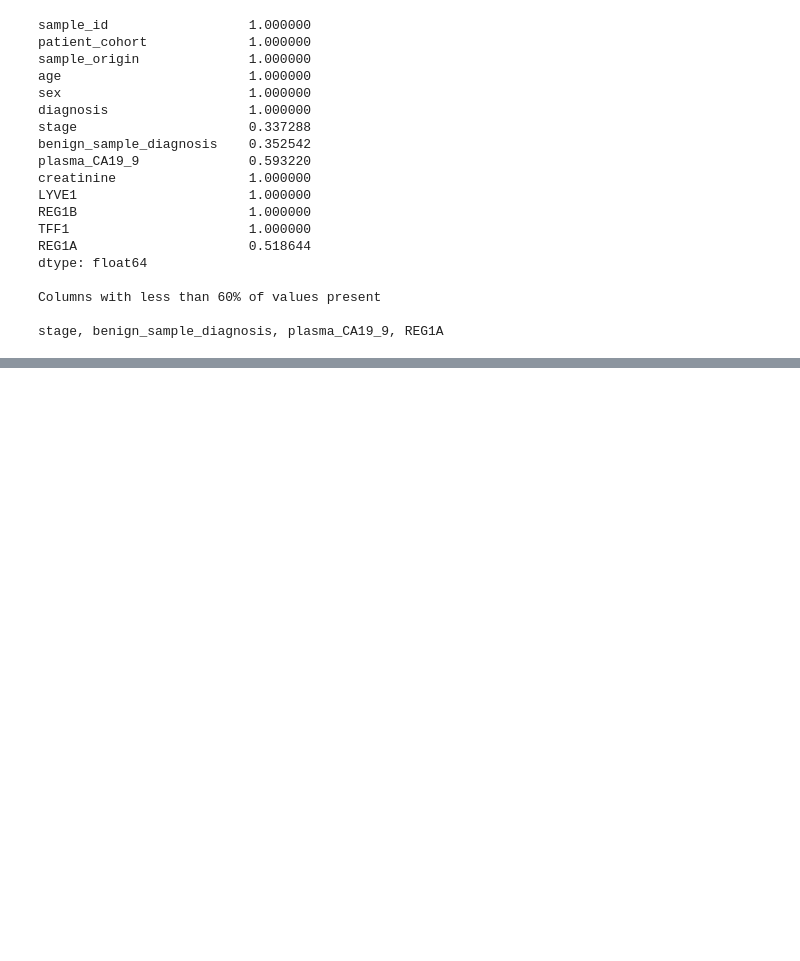
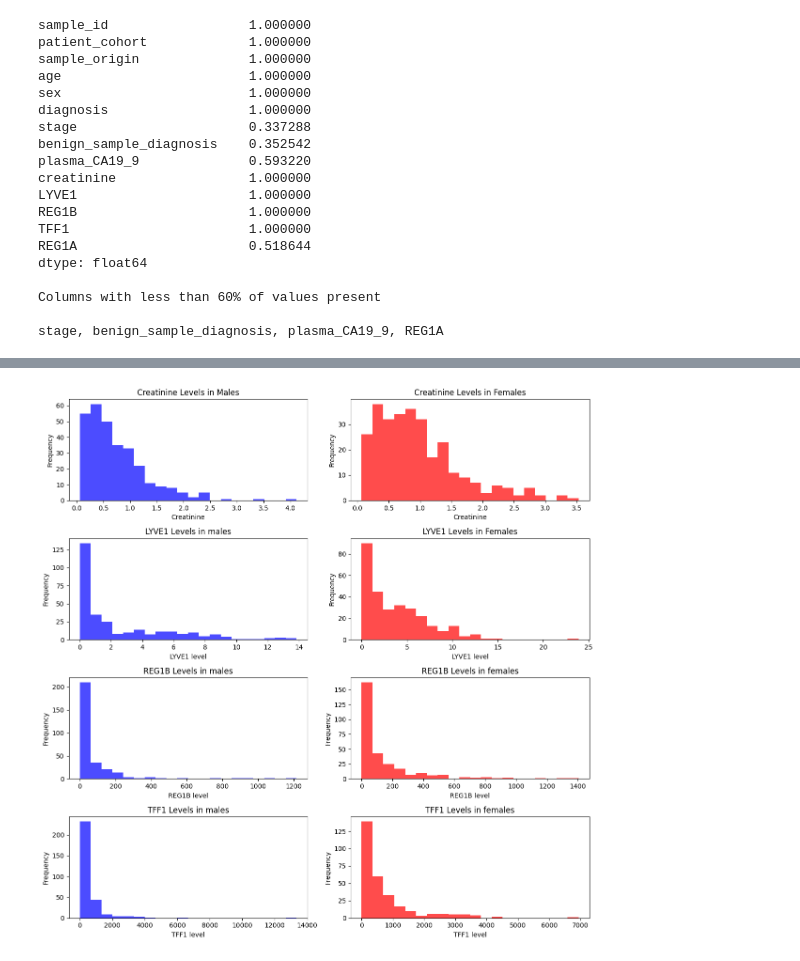
Before and after one commit to hydrol0x/pancreatic-cancer-marker, a Jupyter notebook: scripts/data.ipynb, the cells around one changed output, grey strips where cells are left out. Cells and saved outputs as stored; diff of their text form; code cells hidden in the pictures; blank space fills up the shorter version.

Commit message:
started linear reg analyses, graphing distribution differeces in male v. female

```diff
--- a/scripts/data.ipynb
+++ b/scripts/data.ipynb
@@ -121,0 +87,87 @@ df.
+# %%
+male_data = df.loc[df['sex'] == 'F']
+female_data = df.loc[df['sex'] == 'M']
+
+# Plotting histograms of creatinine levels for male and female
+plt.figure(figsize=(12,12))
+
+features = ['creatinine', 'LYVE1', 'REG1B', 'TFF1']
+
+
+for i, feature in enumerate(features):
+    # Male data
+    plt.subplot(len(features), 2, 2*i+1)
+    plt.hist(male_data[feature], bins=20, color='blue', alpha=0.7)
+    plt.title(f'{feature} Levels in Males')
+    plt.xlabel(feature)
+    plt.ylabel('Frequency')
+
+    # Female data
+        plt.subplot(len(features), 2, 2*i)
+    plt.hist(female_data[feature], bins=20, color='red', alpha=0.7)
+    plt.title(f'{feature} Levels in Females')
+    plt.xlabel(feature)
+    plt.ylabel('Frequency')
+
+
+
+# Histogram for male
+plt.subplot(4, 2, 1)
+plt.hist(male_data['creatinine'], bins=20, color='blue', alpha=0.7)
+plt.title('Creatinine Levels in Males')
+plt.xlabel('Creatinine')
+plt.ylabel('Frequency')
+
+plt.subplot(4,2,3)
+plt.hist(male_data['LYVE1'], bins=20, color='blue', alpha=0.7)
+plt.title('LYVE1 Levels in males')
+plt.xlabel('LYVE1 level')
+plt.ylabel('Frequency')
+
+plt.subplot(4,2,5)
+plt.hist(male_data['REG1B'], bins=20, color='blue', alpha=0.7)
+plt.title('REG1B Levels in males')
+plt.xlabel('REG1B level')
+plt.ylabel('Frequency')
+
+plt.subplot(4,2,7)
+plt.hist(male_data['TFF1'], bins=20, color='blue', alpha=0.7)
+plt.title('TFF1 Levels in males')
+plt.xlabel('TFF1 level')
+plt.ylabel('Frequency')
+
+
+
+
+# Histogram for female
+plt.subplot(4, 2, 2)
+plt.hist(female_data['creatinine'], bins=20, color='red', alpha=0.7)
+plt.title('Creatinine Levels in Females')
+plt.xlabel('Creatinine')
+plt.ylabel('Frequency')
+
+plt.subplot(4,2,4)
+plt.hist(female_data['LYVE1'], bins=20, color='red', alpha=0.7)
+plt.title('LYVE1 Levels in Females')
+plt.xlabel('LYVE1 level')
+plt.ylabel('Frequency')
+
+plt.subplot(4,2,6)
+plt.hist(female_data['REG1B'], bins=20, color='red', alpha=0.7)
+plt.title('REG1B Levels in females')
+plt.xlabel('REG1B level')
+plt.ylabel('Frequency')
+
+plt.subplot(4,2,8)
+plt.hist(female_data['TFF1'], bins=20, color='red', alpha=0.7)
+plt.title('TFF1 Levels in females')
+plt.xlabel('TFF1 level')
+plt.ylabel('Frequency')
+
+
+
+
+plt.tight_layout()
+plt.show()
+# %% [output]
+[figure, added]
```
Also changed, not shown: parts of 2 cells of this notebook, 1 other file.
